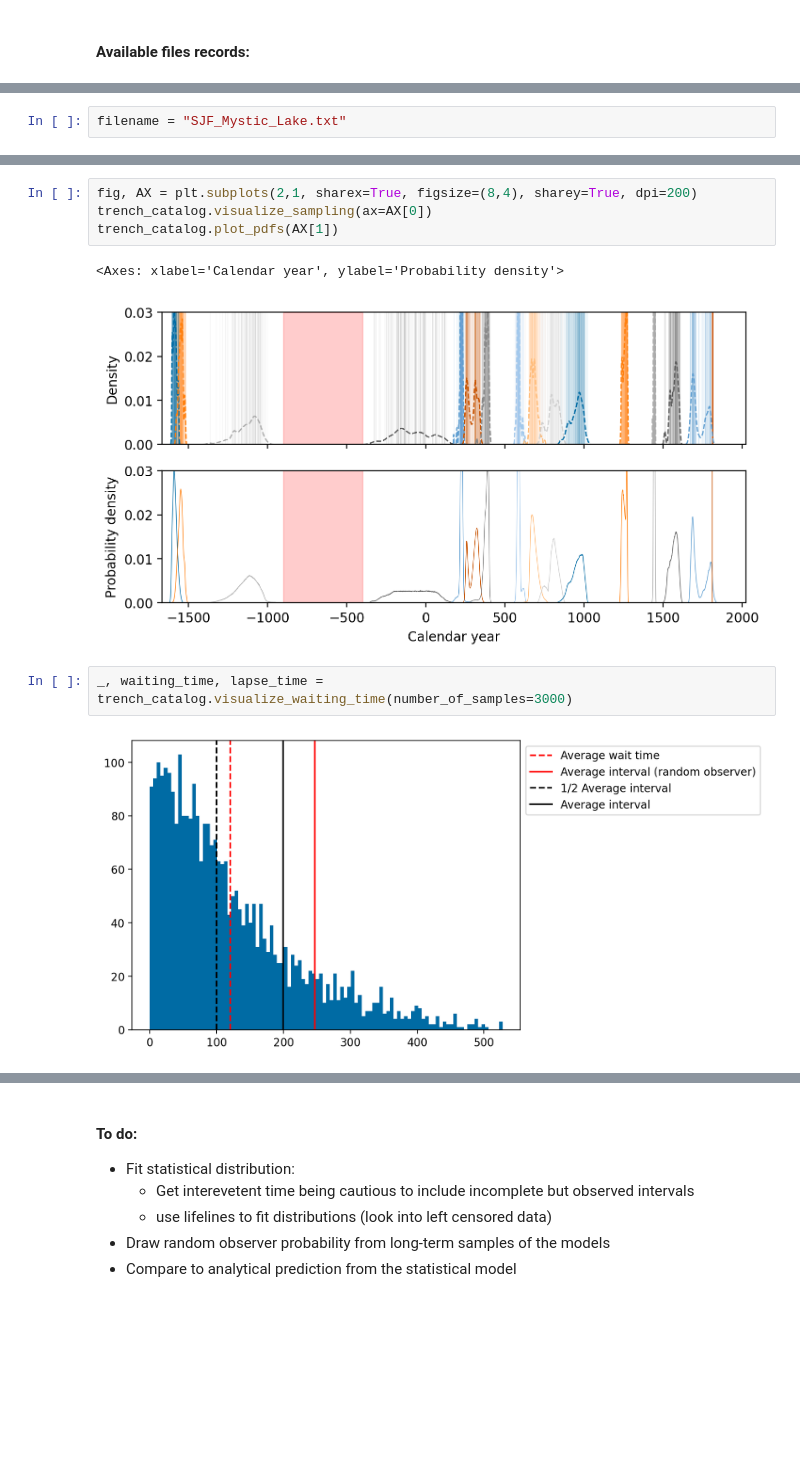
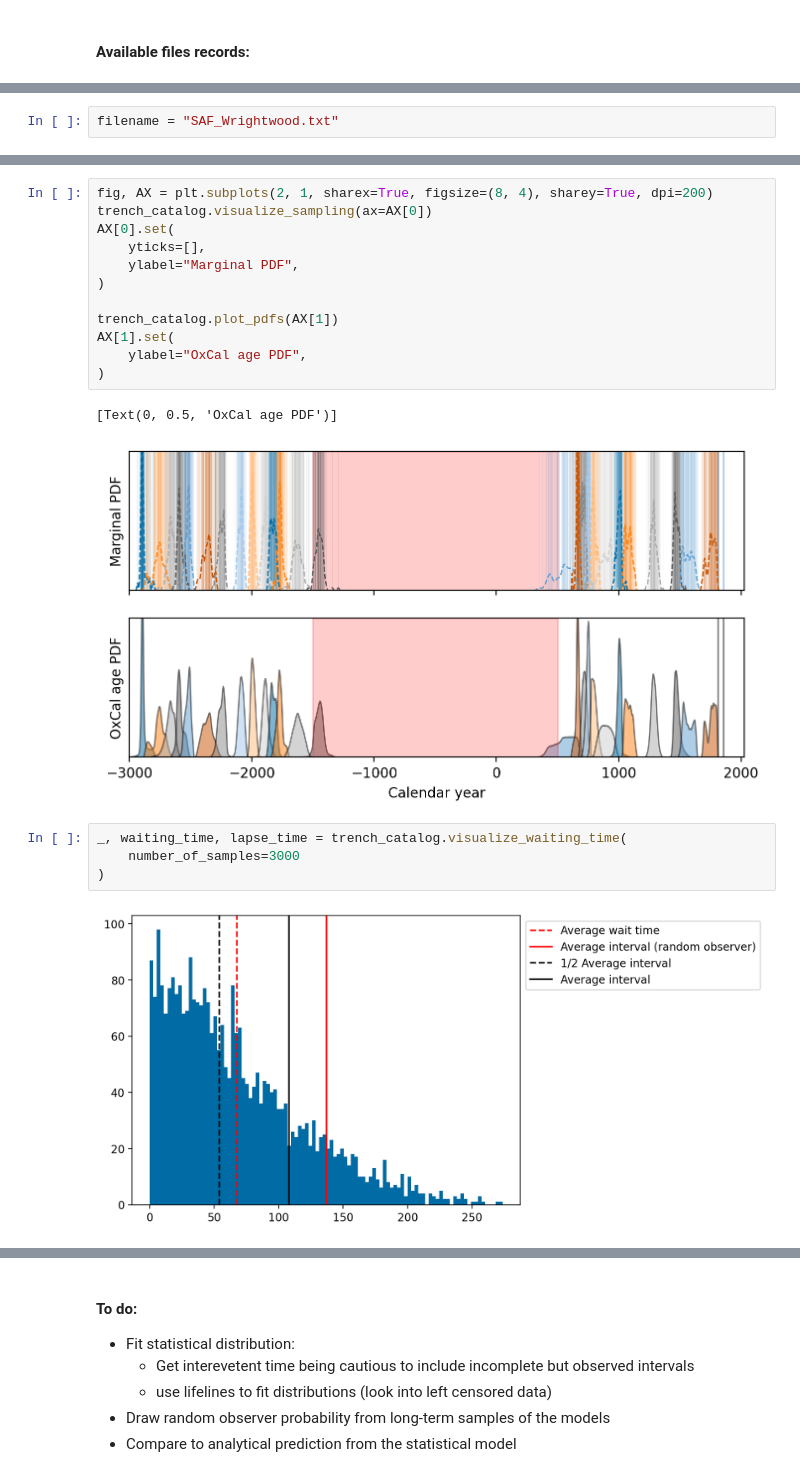
Before and after one commit to keliankaz/waiting_time_paradox, a Jupyter notebook: notebooks/paleoseismicity_example.ipynb, the cells around one changed output, grey strips where cells are left out. Drawn from its saved outputs; the diff is of its cells as text; blank space fills up the shorter version.

```diff
--- a/notebooks/paleoseismicity_example.ipynb
+++ b/notebooks/paleoseismicity_example.ipynb
@@ -43,5 +45,5 @@ CSZ_south.txt
 SAF_Noyo_Canyon.txt
 SJF_Mystic_Lake.txt
 # %%
-filename = "SJF_Mystic_Lake.txt"
+filename = "SAF_Wrightwood.txt"
 # %%
@@ -81,13 +87,23 @@ references:
 # %%
-fig, AX = plt.subplots(2,1, sharex=True, figsize=(8,4), sharey=True, dpi=200)
+fig, AX = plt.subplots(2, 1, sharex=True, figsize=(8, 4), sharey=True, dpi=200)
 trench_catalog.visualize_sampling(ax=AX[0])
+AX[0].set(
+    yticks=[],
+    ylabel="Marginal PDF",
+)
+
 trench_catalog.plot_pdfs(AX[1])
+AX[1].set(
+    ylabel="OxCal age PDF",
+)
 # %% [output]
-<Axes: xlabel='Calendar year', ylabel='Probability density'>
+[Text(0, 0.5, 'OxCal age PDF')]
-[figure, old version]
+[figure, new version]
 # %%
-_, waiting_time, lapse_time = trench_catalog.visualize_waiting_time(number_of_samples=3000)
+_, waiting_time, lapse_time = trench_catalog.visualize_waiting_time(
+    number_of_samples=3000
+)
 # %% [output]
-[figure, old version]
+[figure, new version]
 # %%
 AX = trench_catalog.visualize_paradox(5000)
```
Also changed, not shown: parts of 25 cells of this notebook, 8 other files.
